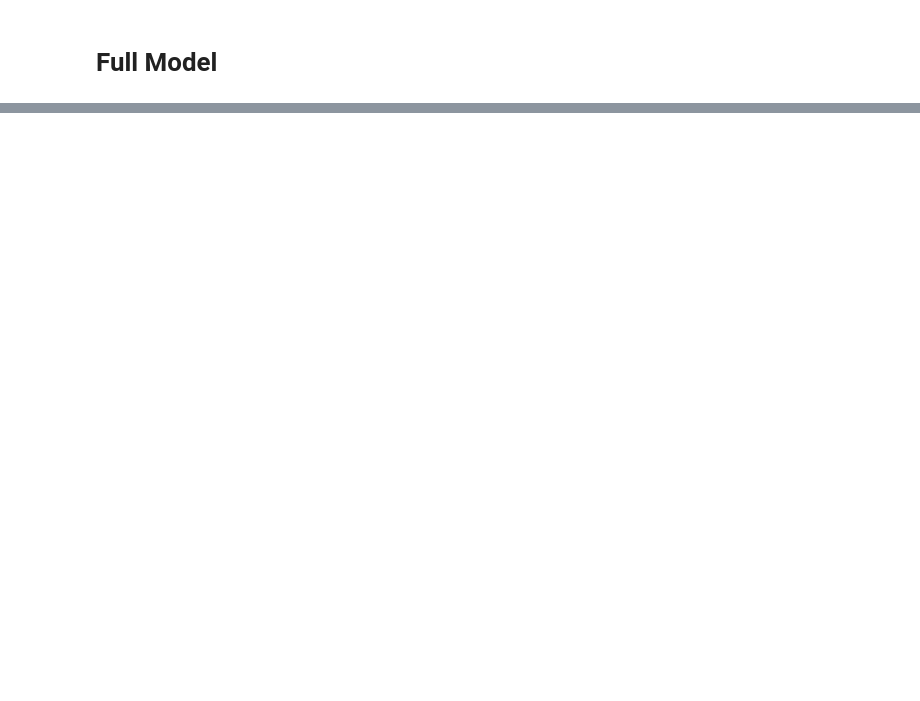
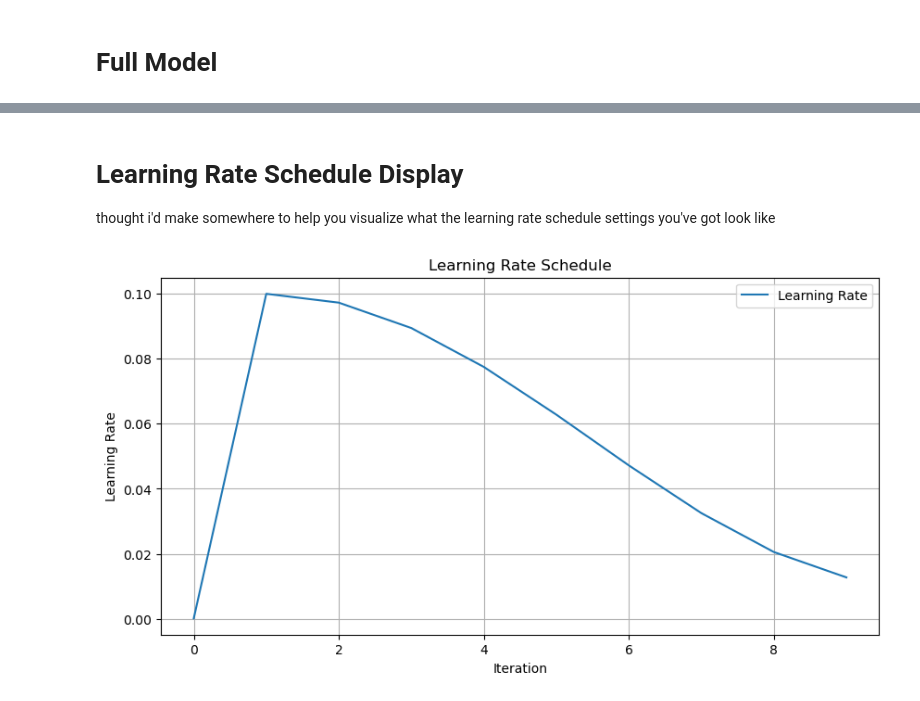
Before and after one commit to evintunador/templateGPT, a Jupyter notebook: test_modules.ipynb, the cells around one changed output, grey strips where cells are left out. Drawn from its saved outputs; the diff is of its cells as text; code cells hidden in the pictures; blank space fills up the shorter version.

```diff
--- a/test_modules.ipynb
+++ b/test_modules.ipynb
@@ -551,0 +552,23 @@ Wall time: 36 ms
+# %% [markdown]
+# Learning Rate Schedule Display
+thought i'd make somewhere to help you visualize what the learning rate schedule settings you've got look like
+# %%
+import matplotlib.pyplot as plt
+from train import scheduler_lambda
+from config import TrainConfig
+tcfg = TrainConfig()
+
+# Generate learning rate values
+lrs = [scheduler_lambda(i) for i in range(tcfg.max_iters)]
+
+# Plot the learning rates
+plt.figure(figsize=(10, 5))
+plt.plot(lrs, label='Learning Rate')
+plt.title('Learning Rate Schedule')
+plt.xlabel('Iteration')
+plt.ylabel('Learning Rate')
+plt.grid(True)
+plt.legend()
+plt.show()
+# %% [output]
+[figure, added]
```
Also changed, not shown: parts of 11 cells of this notebook, 12 other files.
